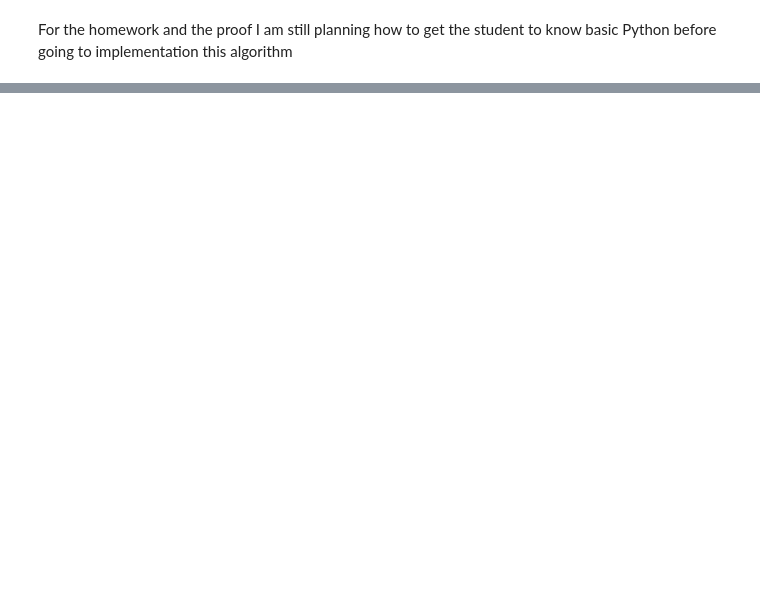
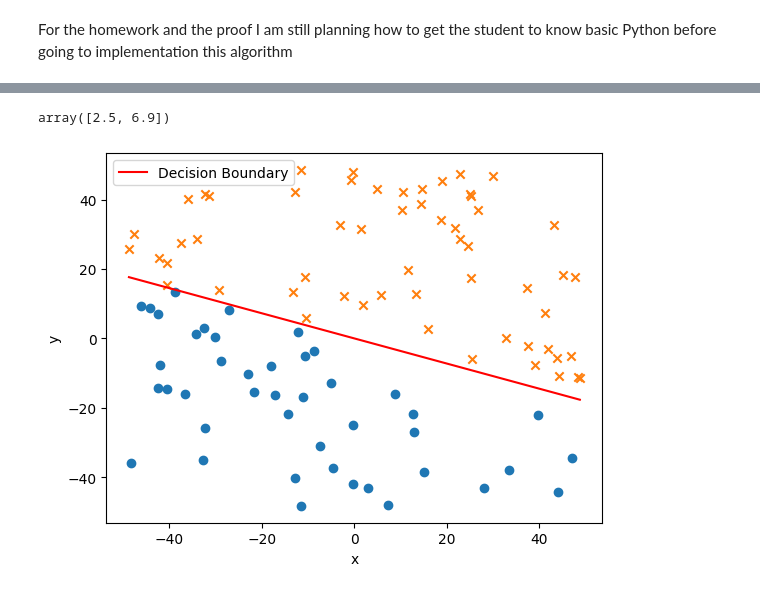
Before and after one commit to tnguyenphananh/MLmaterial, a Jupyter notebook: perceptron.ipynb, the cells around one changed output, grey strips where cells are left out. Cells and saved outputs as stored; diff of their text form; code cells hidden in the pictures; blank space fills up the shorter version.

```diff
--- a/perceptron.ipynb
+++ b/perceptron.ipynb
@@ -173,0 +177,51 @@ For the homework and the proof I am still planning how to get the student to kno
+# %%
+w = np.array([2.5,6.9])
+w
+# %% [output]
+array([2.5, 6.9])
+# %%
+#generate a list of random point
+import random
+
+
+def generate_random_pairs(n):
+    pairs = []
+    for i in range(n):
+        x = random.uniform(-50, 50)
+        y = random.uniform(-50, 50)
+        pairs.append((x, y))
+    return pd.DataFrame(pairs, columns=['x1', 'x2'])
+# %%
+point = generate_random_pairs(100)
+# %%
+point = point.iloc[0:100,[0,1]].values
+# %%
+#predicting the label
+label = []
+for value in point:
+    if np.dot(np.transpose(w),value)>=0:
+        label.append(1)
+    else:
+        label.append(-1)
+predict = np.array(label)
+# %%
+    # Extract features in this case the sepal length and petal length
+x1 = point[:, 0]
+x2 = point[:, 1]
+
+    # Plot the data points
+plt.scatter(x1[predict == -1], x2[predict == -1], marker='o')
+plt.scatter(x1[predict == 1], x2[predict == 1], marker='x')
+
+
+    # Plot the decision boundary (hyperplane)
+x1_range = np.linspace(min(x1), max(x1), 100)
+x2_decision_boundary = - (w[0] / w[1]) * x1_range
+plt.plot(x1_range, x2_decision_boundary, color='red', label='Decision Boundary')
+
+plt.xlabel('x')
+plt.ylabel('y')
+plt.legend()
+plt.show()
+# %% [output]
+[figure, added]
```
Also changed, not shown: parts of 2 cells of this notebook.
